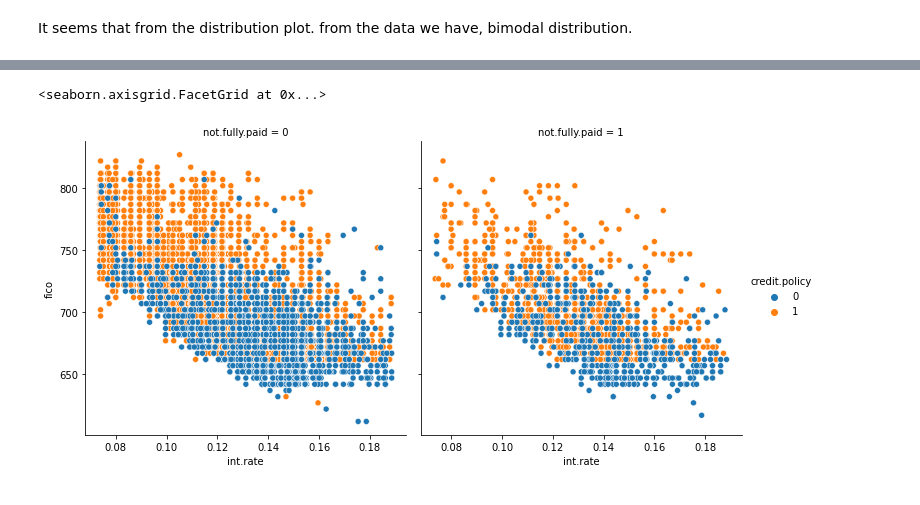
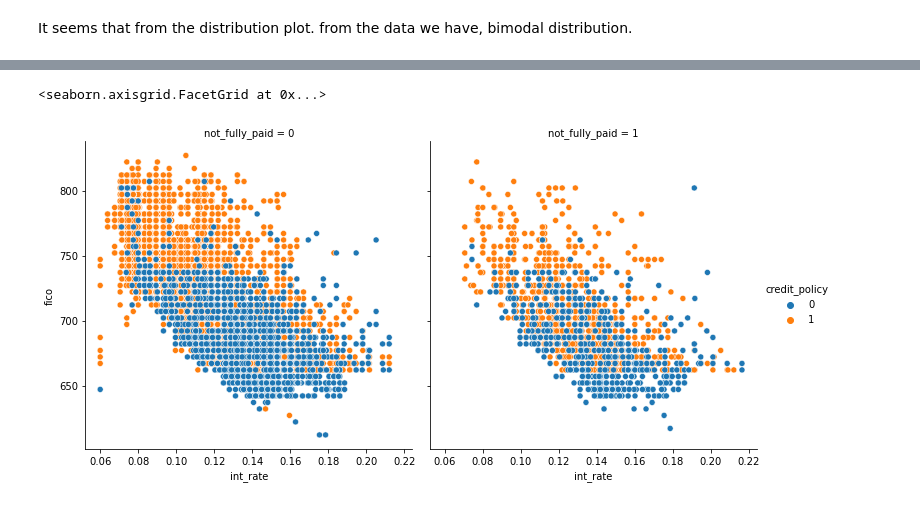
Before and after one commit to fikuritsu/GA-Training, a Jupyter notebook: Projects/project 4/Loan_Data_Final_Project.ipynb, the cells around one changed output, grey strips where cells are left out. Drawn from its saved outputs; the diff is of its cells as text; code cells hidden in the pictures.

```diff
--- a/Projects/project 4/Loan_Data_Final_Project.ipynb
+++ b/Projects/project 4/Loan_Data_Final_Project.ipynb
@@ -132,0 +129,3 @@ loan.corr()
+# %%
+for col in loan.columns:
+    cols_name.append(col.replace('.','_'))
@@ -132,0 +149,2 @@ loan.corr()
+# %%
+loan.columns = cols_name
@@ -150,5 +183,3 @@ sns.countplot('purpose',data=loan, hue='credit.policy')
-# %%
-loan.drop(columns='purpose', axis=1, inplace=True)
 # %%
 loan.head()
 # %% [output]
@@ -190,5 +204,3 @@ sns.boxplot(x=test1)
-# %%
-loan['int.rate'] = test1
 # %% [markdown]
 ### Exploratory Data Analysis:
 # %%
@@ -233,12 +245,12 @@ Text(0, 0.5, 'frequency')
 # %%
 sns.relplot(
     data=loan,
-    x="int.rate", y="fico", col="not.fully.paid",
-    hue="credit.policy"
+    x="int_rate", y="fico", col="not_fully_paid",
+    hue="credit_policy"
 )
 # %% [output]
 <seaborn.axisgrid.FacetGrid at 0x...>
-[figure, old version]
+[figure, new version]
 # %%
 g = loan.fico.mean()
 # %%
```
Also changed, not shown: parts of 142 cells of this notebook.
